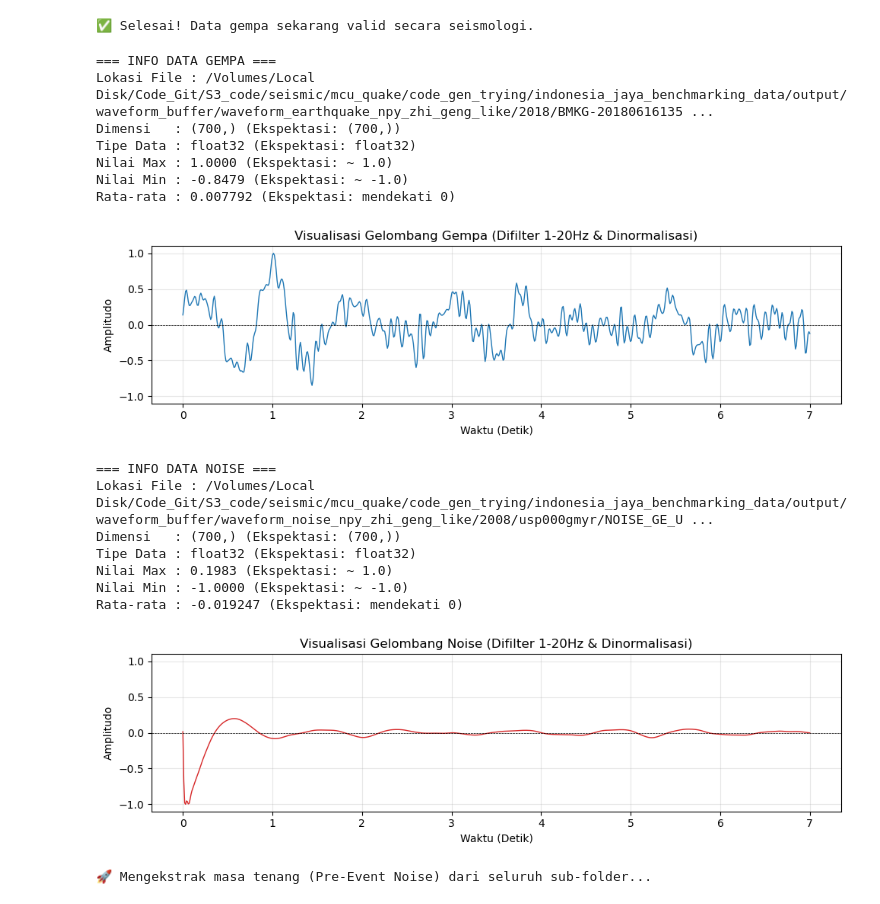
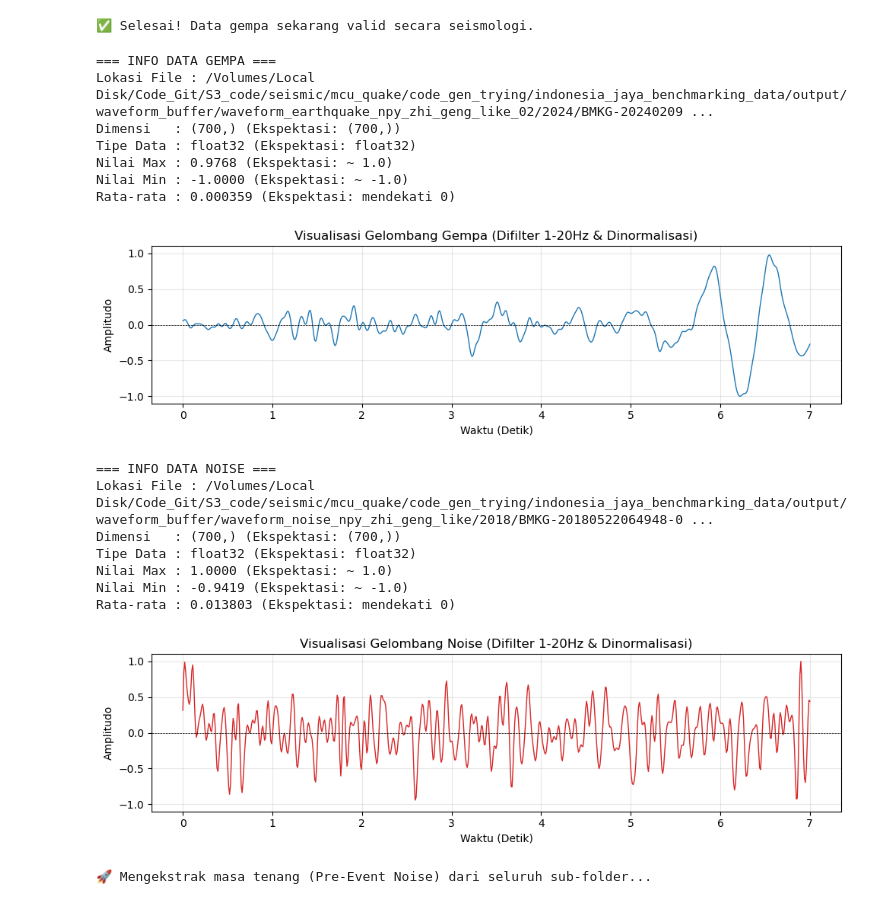
Before and after one commit to verykurniabakti/seismiccode, a Jupyter notebook: mcu_quake/code_gen_trying/indonesia_jaya_benchmarking_data/pre_processing_identik_zhi_geng_1c.ipynb, the cells around one changed output. Saved outputs shown, nothing was run; the diff lists cells and outputs as text; code cells hidden in the pictures.

```diff
--- a/mcu_quake/code_gen_trying/indonesia_jaya_benchmarking_data/pre_processing_identik_zhi_geng_1c.ipynb
+++ b/mcu_quake/code_gen_trying/indonesia_jaya_benchmarking_data/pre_processing_identik_zhi_geng_1c.ipynb
@@ -150,44 +150,44 @@ def inspect_and_plot_data(folder_path, label_name, color):
     # Buat sumbu X berbasis waktu (700 sampel / 100 Hz = 7 detik)
     time_axis = np.linspace(0, len(data)/100, len(data))
 
     plt.plot(time_axis, data, color=color, linewidth=1)
     plt.title(f"Visualisasi Gelombang {label_name} (Difilter 1-20Hz & Dinormalisasi)")
     plt.xlabel("Waktu (Detik)")
     plt.ylabel("Amplitudo")
     plt.ylim(-1.1, 1.1)
     plt.axhline(0, color='black', linewidth=0.5, linestyle='--')
     plt.grid(True, alpha=0.3)
     plt.tight_layout()
     plt.show()
 
 # ==========================================
 # KONFIGURASI PATH (Sudah dilengkapi)
 # ==========================================
-DIR_GEMPA = "/Volumes/Local Disk/Code_Git/S3_code/seismic/mcu_quake/code_gen_trying/indonesia_jaya_benchmarking_data/output/waveform_buffer/waveform_earthquake_npy_zhi_geng_like"
+DIR_GEMPA = "/Volumes/Local Disk/Code_Git/S3_code/seismic/mcu_quake/code_gen_trying/indonesia_jaya_benchmarking_data/output/waveform_buffer/waveform_earthquake_npy_zhi_geng_like_02"
 DIR_NOISE = "/Volumes/Local Disk/Code_Git/S3_code/seismic/mcu_quake/code_gen_trying/indonesia_jaya_benchmarking_data/output/waveform_buffer/waveform_noise_npy_zhi_geng_like"
 
 # Cek Data Gempa (Warna Biru)
 inspect_and_plot_data(DIR_GEMPA, label_name="Gempa", color="#1f77b4")
 
 # Cek Data Noise (Warna Merah)
 inspect_and_plot_data(DIR_NOISE, label_name="Noise", color="#d62728")
 # %% [output]
 === INFO DATA GEMPA ===
-Lokasi File : /Volumes/Local Disk/Code_Git/S3_code/seismic/mcu_quake/code_gen_trying/indonesia_jaya_benchmarking_data/output/waveform_buffer/waveform_earthquake_npy_zhi_geng_like/2018/BMKG-20180616135 ...
+Lokasi File : /Volumes/Local Disk/Code_Git/S3_code/seismic/mcu_quake/code_gen_trying/indonesia_jaya_benchmarking_data/output/waveform_buffer/waveform_earthquake_npy_zhi_geng_like_02/2024/BMKG-20240209 ...
 Dimensi   : (700,) (Ekspektasi: (700,))
 Tipe Data : float32 (Ekspektasi: float32)
-Nilai Max : 1.0000 (Ekspektasi: ~ 1.0)
-Nilai Min : -0.8479 (Ekspektasi: ~ -1.0)
-Rata-rata : 0.007792 (Ekspektasi: mendekati 0)
+Nilai Max : 0.9768 (Ekspektasi: ~ 1.0)
+Nilai Min : -1.0000 (Ekspektasi: ~ -1.0)
+Rata-rata : 0.000359 (Ekspektasi: mendekati 0)
-[figure, old version]
+[figure, new version]
 === INFO DATA NOISE ===
-Lokasi File : /Volumes/Local Disk/Code_Git/S3_code/seismic/mcu_quake/code_gen_trying/indonesia_jaya_benchmarking_data/output/waveform_buffer/waveform_noise_npy_zhi_geng_like/2008/usp000gmyr/NOISE_GE_U ...
+Lokasi File : /Volumes/Local Disk/Code_Git/S3_code/seismic/mcu_quake/code_gen_trying/indonesia_jaya_benchmarking_data/output/waveform_buffer/waveform_noise_npy_zhi_geng_like/2018/BMKG-20180522064948-0 ...
 Dimensi   : (700,) (Ekspektasi: (700,))
 Tipe Data : float32 (Ekspektasi: float32)
-Nilai Max : 0.1983 (Ekspektasi: ~ 1.0)
-Nilai Min : -1.0000 (Ekspektasi: ~ -1.0)
-Rata-rata : -0.019247 (Ekspektasi: mendekati 0)
+Nilai Max : 1.0000 (Ekspektasi: ~ 1.0)
+Nilai Min : -0.9419 (Ekspektasi: ~ -1.0)
+Rata-rata : 0.013803 (Ekspektasi: mendekati 0)
-[figure, old version]
+[figure, new version]
 # %%
 import os
 import obspy
```
Also changed, not shown: parts of 5 cells of this notebook, 6 other files.
